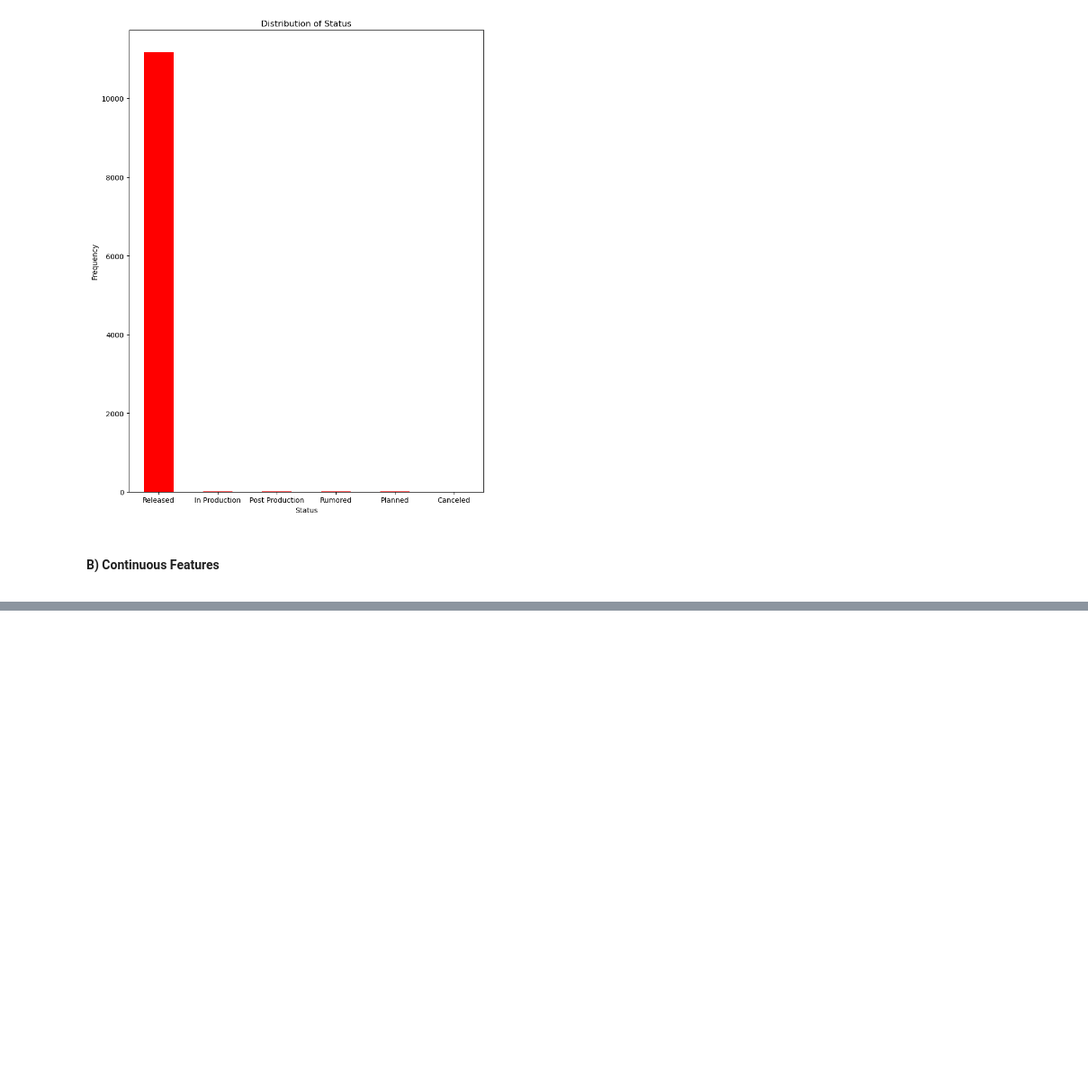
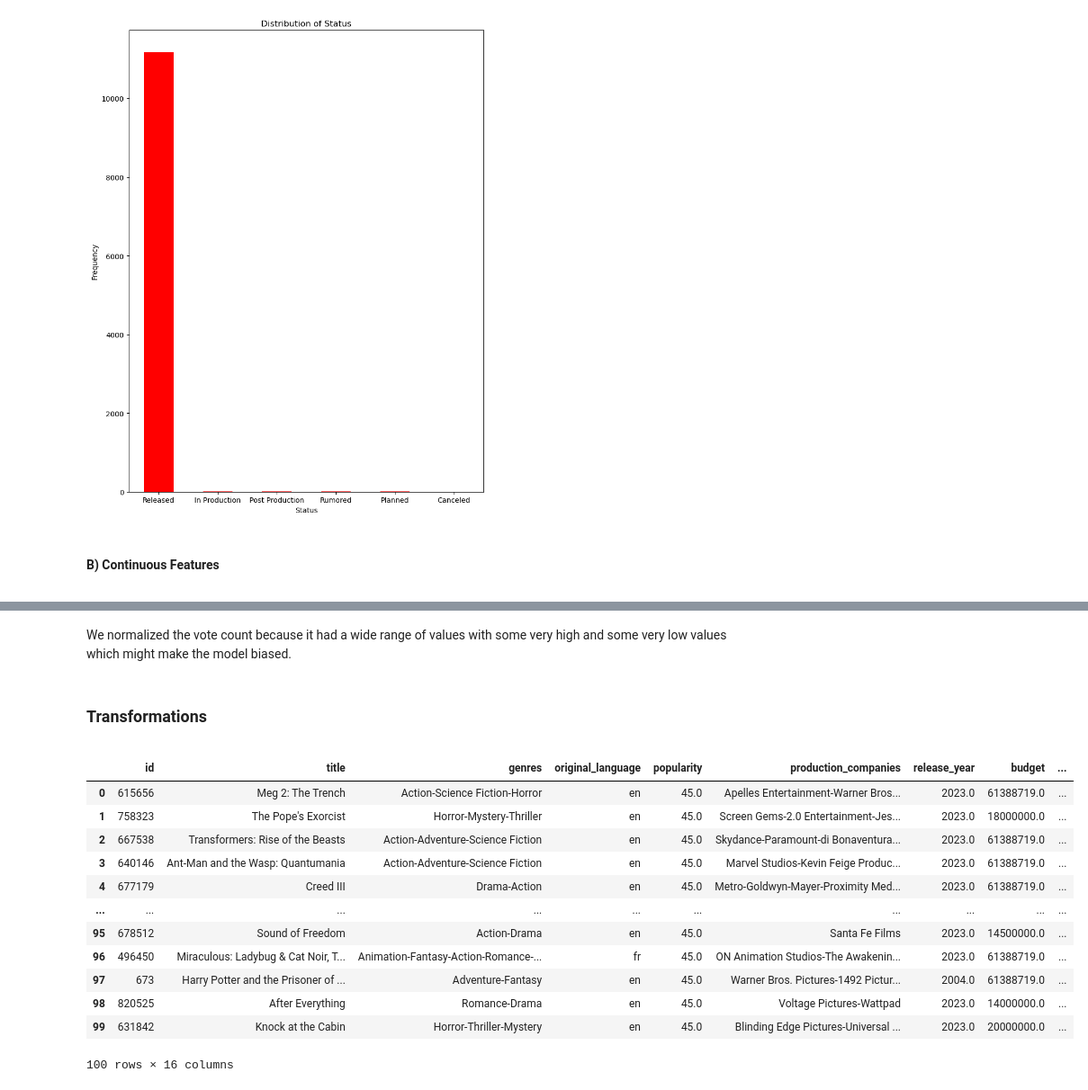
Before and after one commit to Samk104/Cinemalytics, a Jupyter notebook: Cinemalytics.ipynb, the cells around one changed output, grey strips where cells are left out. Shown: that part at 90% size. Drawn from its saved outputs; the diff is of its cells as text; code cells hidden in the pictures; blank space fills up the shorter version.

```diff
--- a/Cinemalytics.ipynb
+++ b/Cinemalytics.ipynb
@@ -510,0 +672,4 @@ plt.show()
+# %%
+mean_runtime = df['runtime'].mean()
+
+df['runtime'].fillna(mean_runtime, inplace=True)
@@ -510,0 +680,4 @@ plt.show()
+# %%
+columns = ['genres', 'production_companies', 'keywords', 'credits']
+for col in columns:
+    df[col] = df[col].fillna('unknown')
@@ -510,0 +686,4 @@ plt.show()
+# %%
+median_rd = df['release_year'].median()
+
+df['release_year'].fillna(median_rd, inplace=True)
@@ -510,0 +692,14 @@ plt.show()
+# %%
+from sklearn.preprocessing import MinMaxScaler
+print('vote_count')
+print("VALUES BEFORE SCALING:")
+print(df['vote_count'])
+mm_scaler = MinMaxScaler(feature_range=(0, 10))
+
+vals_vc = np.array(df['vote_count'].tolist()).reshape(-1,1)
+vals_vc_scaled = mm_scaler.fit_transform(vals_vc)
+
+#Put in data frame
+df['vote_count'] = vals_vc_scaled
+print("VALUES AFTER SCALING:")
+print(df['vote_count'])
@@ -510,0 +724,26 @@ plt.show()
+# %% [markdown]
+We normalized the vote count because it had a wide range of values with some very high and some very low values which might make the model biased.
+# %% [markdown]
+**<h3>Transformations</h3>**
+# %%
+# List of features to drop
+# features_to_drop = ['tagline', 'poster_path', 'backdrop_path', 'recommendations', 'overview']
+
+# # Dropping the specified features from the DataFrame
+# df.drop(features_to_drop, axis=1, inplace=True)
+
+df.head(100h)
+# %% [output]
+|  | id | title | genres | original_language | popularity | production_companies | release_year | budget | ... |
+| 0 | 615656 | Meg 2: The Trench | Action-Science Fiction-Horror | en | 45.0 | Apelles Entertainment-Warner Bros... | 2023.0 | 61388719.0 | ... |
+| 1 | 758323 | The Pope's Exorcist | Horror-Mystery-Thriller | en | 45.0 | Screen Gems-2.0 Entertainment-Jes... | 2023.0 | 18000000.0 | ... |
+| 2 | 667538 | Transformers: Rise of the Beasts | Action-Adventure-Science Fiction | en | 45.0 | Skydance-Paramount-di Bonaventura... | 2023.0 | 61388719.0 | ... |
+| 3 | 640146 | Ant-Man and the Wasp: Quantumania | Action-Adventure-Science Fiction | en | 45.0 | Marvel Studios-Kevin Feige Produc... | 2023.0 | 61388719.0 | ... |
+| 4 | 677179 | Creed III | Drama-Action | en | 45.0 | Metro-Goldwyn-Mayer-Proximity Med... | 2023.0 | 61388719.0 | ... |
+| ... | ... | ... | ... | ... | ... | ... | ... | ... | ... |
+| 95 | 678512 | Sound of Freedom | Action-Drama | en | 45.0 | Santa Fe Films | 2023.0 | 14500000.0 | ... |
+| 96 | 496450 | Miraculous: Ladybug & Cat Noir, T... | Animation-Fantasy-Action-Romance-... | fr | 45.0 | ON Animation Studios-The Awakenin... | 2023.0 | 61388719.0 | ... |
+| 97 | 673 | Harry Potter and the Prisoner of ... | Adventure-Fantasy | en | 45.0 | Warner Bros. Pictures-1492 Pictur... | 2004.0 | 61388719.0 | ... |
+| 98 | 820525 | After Everything | Romance-Drama | en | 45.0 | Voltage Pictures-Wattpad | 2023.0 | 14000000.0 | ... |
+| 99 | 631842 | Knock at the Cabin | Horror-Thriller-Mystery | en | 45.0 | Blinding Edge Pictures-Universal ... | 2023.0 | 20000000.0 | ... |
+100 rows × 16 columns
```
Also changed, not shown: parts of 17 cells of this notebook, 1 other file.
